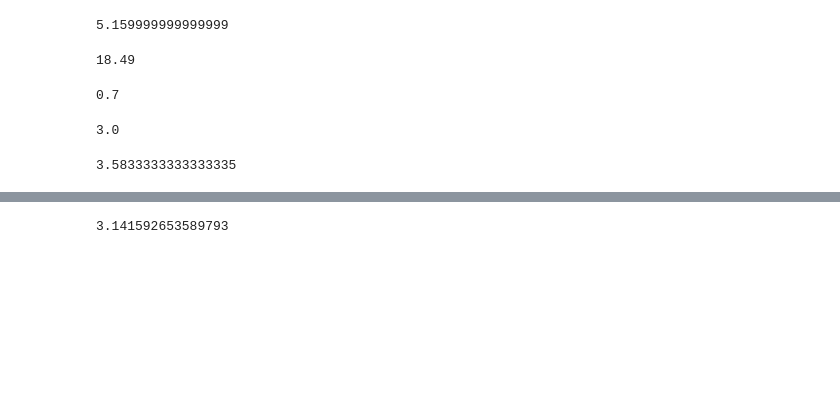
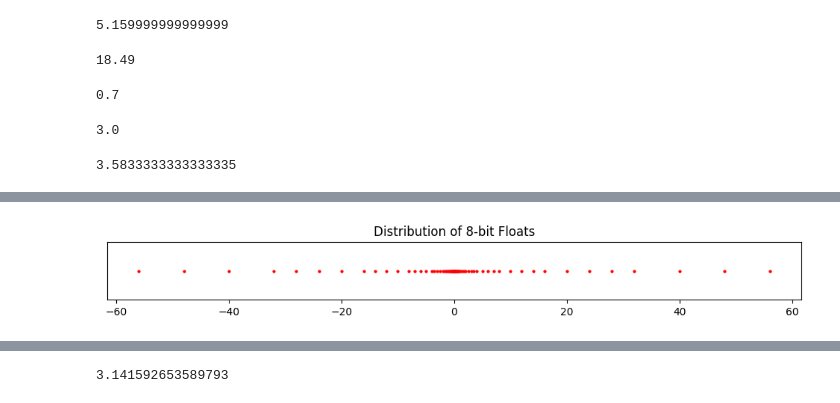
Before and after one commit to rkingery/ml-book, a Jupyter notebook: notebooks/numerical-computing.ipynb, the cells around one changed output, grey strips where cells are left out. Drawn from its saved outputs; the diff is of its cells as text; code cells hidden in the pictures; blank space fills up the shorter version.

```diff
--- a/notebooks/numerical-computing.ipynb
+++ b/notebooks/numerical-computing.ipynb
@@ -187,0 +279,7 @@ For example, what happens if we try to express the constant $\pi$ to its first [
+# %%
+eight_bit_floats = gen_all_floats(n=8, n_man=3, n_exp=4, bias=10)
+print(f'Total number of 8-bit floats: {len(eight_bit_floats)}')
+print(f'Most negative float: {min(eight_bit_floats)}')
+print(f'Most positive float: {max(eight_bit_floats)}')
+print(f'Smallest nonzero float: {min([x for x in eight_bit_floats if x > 0])}')
+print(f'Machine Epsilon: {min([x for x in eight_bit_floats if x > 1]) - 1}')
@@ -187,0 +306,4 @@ For example, what happens if we try to express the constant $\pi$ to its first [
+# %%
+plot_number_dist(eight_bit_floats, title='Distribution of 8-bit Floats')
+# %% [output]
+[figure, added]
```
Also changed, not shown: parts of 112 cells of this notebook, 1 other file.
